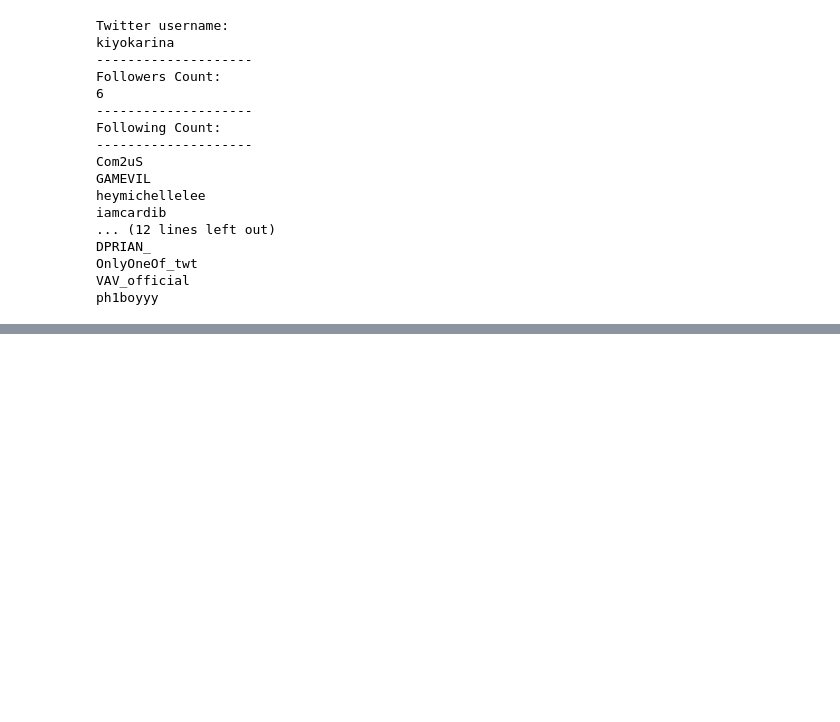
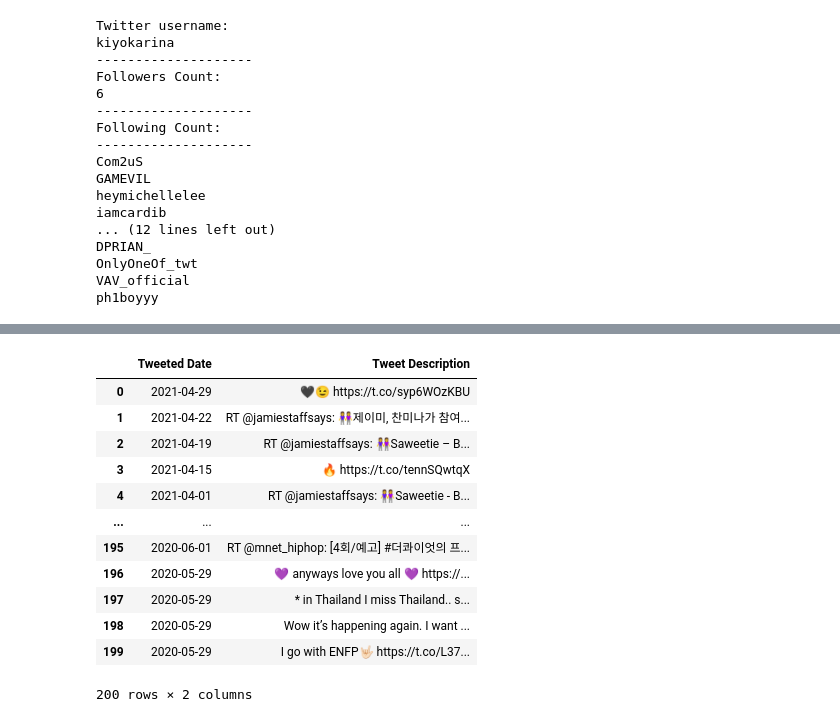
Before and after one commit to erikayi/twittwit, a Jupyter notebook: twitter_trends.ipynb, the cells around one changed output, grey strips where cells are left out. Cells and saved outputs as stored; diff of their text form; code cells hidden in the pictures; blank space fills up the shorter version.

```diff
--- a/twitter_trends.ipynb
+++ b/twitter_trends.ipynb
@@ -77,0 +80,17 @@ ph1boyyy
+# %%
+# username = "jiminpark07"
+
+try:
+ # Creation of query method using parameters
+ tweets = tweepy.Cursor(api.user_timeline,id="jiminpark07").items(200)
+
+ # Pulling information from tweets iterable object
+ tweets_list = [[tweet.created_at, tweet.id, tweet.text] for tweet in tweets]
+
+ # Creation of dataframe from tweets list
+ # Add or remove columns as you remove tweet information
+ tweets_df = pd.DataFrame(tweets_list)
+
+except BaseException as e:
+      print('failed on_status,',str(e))
+      time.sleep(3)
@@ -77,0 +135,2 @@ ph1boyyy
+# %%
+tweets_df[0] = pd.to_datetime(tweets_df[0]).dt.date
@@ -77,0 +147,3 @@ ph1boyyy
+# %%
+new_tweets_df = tweets_df.rename(columns={0: "Tweeted Date", 2: "Tweet Description"})
+new_tweets_df.head()
@@ -77,0 +157,18 @@ ph1boyyy
+# %%
+cleaned_tweets = new_tweets_df.drop([1], axis = 1)
+# %%
+cleaned_tweets
+# %% [output]
+|  | Tweeted Date | Tweet Description |
+| 0 | 2021-04-29 | 🖤😉 https://t.co/syp6WOzKBU |
+| 1 | 2021-04-22 | RT @jamiestaffsays: 👭제이미, 찬미나가 참여... |
+| 2 | 2021-04-19 | RT @jamiestaffsays: 👭Saweetie – B... |
+| 3 | 2021-04-15 | 🔥 https://t.co/tennSQwtqX |
+| 4 | 2021-04-01 | RT @jamiestaffsays: 👭Saweetie - B... |
+| ... | ... | ... |
+| 195 | 2020-06-01 | RT @mnet_hiphop: [4회/예고] #더콰이엇의 프... |
+| 196 | 2020-05-29 | 💜 anyways love you all 💜 https://... |
+| 197 | 2020-05-29 | * in Thailand I miss Thailand.. s... |
+| 198 | 2020-05-29 | Wow it’s happening again. I want ... |
+| 199 | 2020-05-29 | I go with ENFP🤟🏻 https://t.co/L37... |
+200 rows × 2 columns
```
Also changed, not shown: parts of 19 cells of this notebook, 1 other file.
